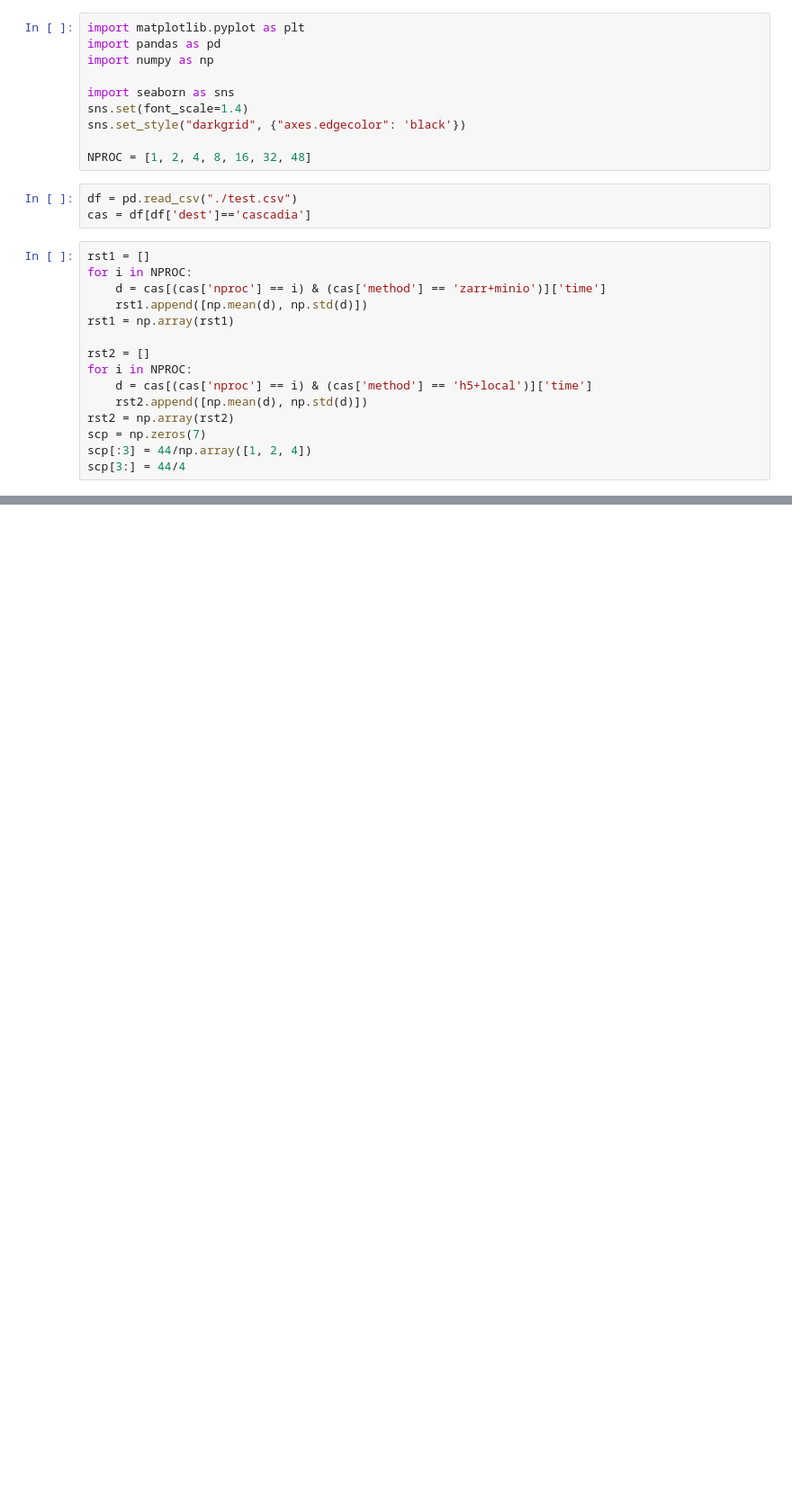
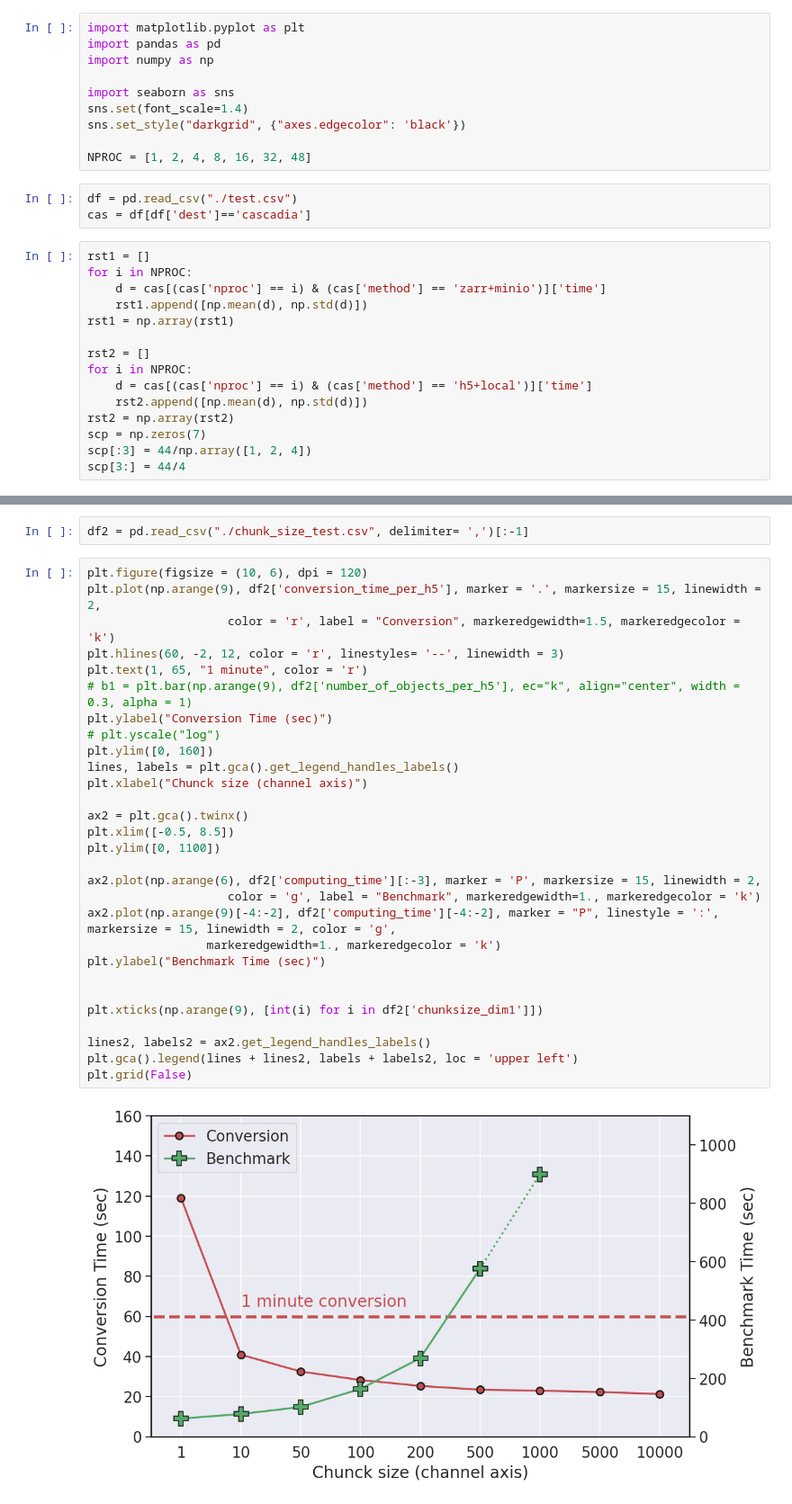
Before and after one commit to niyiyu/DASstore, a Jupyter notebook: notebooks/plot_benchmark.ipynb, the cells around one changed output, grey strips where cells are left out. Shown at 90% size. Cells and saved outputs as stored; diff of their text form; blank space fills up the shorter version.

Commit message:
add more benchmark tests and results

```diff
--- a/notebooks/plot_benchmark.ipynb
+++ b/notebooks/plot_benchmark.ipynb
@@ -72,0 +77,33 @@ plt.savefig('bm-cascadia.png', dpi = 300, bbox_inches = 'tight')
+# %%
+df2 = pd.read_csv("./chunk_size_test.csv", delimiter= ',')[:-1]
+# %%
+plt.figure(figsize = (10, 6), dpi = 120)
+plt.plot(np.arange(9), df2['conversion_time_per_h5'], marker = '.', markersize = 15, linewidth = 2,
+                    color = 'r', label = "Conversion", markeredgewidth=1.5, markeredgecolor = 'k')
+plt.hlines(60, -2, 12, color = 'r', linestyles= '--', linewidth = 3)
+plt.text(1, 65, "1 minute", color = 'r')
+# b1 = plt.bar(np.arange(9), df2['number_of_objects_per_h5'], ec="k", align="center", width = 0.3, alpha = 1)
+plt.ylabel("Conversion Time (sec)")
+# plt.yscale("log")
+plt.ylim([0, 160])
+lines, labels = plt.gca().get_legend_handles_labels()
+plt.xlabel("Chunck size (channel axis)")
+
+ax2 = plt.gca().twinx()
+plt.xlim([-0.5, 8.5])
+plt.ylim([0, 1100])
+
+ax2.plot(np.arange(6), df2['computing_time'][:-3], marker = 'P', markersize = 15, linewidth = 2,
+                    color = 'g', label = "Benchmark", markeredgewidth=1., markeredgecolor = 'k')
+ax2.plot(np.arange(9)[-4:-2], df2['computing_time'][-4:-2], marker = "P", linestyle = ':', markersize = 15, linewidth = 2, color = 'g',
+                 markeredgewidth=1., markeredgecolor = 'k')
+plt.ylabel("Benchmark Time (sec)")
+
+
+plt.xticks(np.arange(9), [int(i) for i in df2['chunksize_dim1']])
+
+lines2, labels2 = ax2.get_legend_handles_labels()
+plt.gca().legend(lines + lines2, labels + labels2, loc = 'upper left')
+plt.grid(False)
+# %% [output]
+[figure, added]
```
Also changed, not shown: parts of 1 cell of this notebook, 8 other files.
